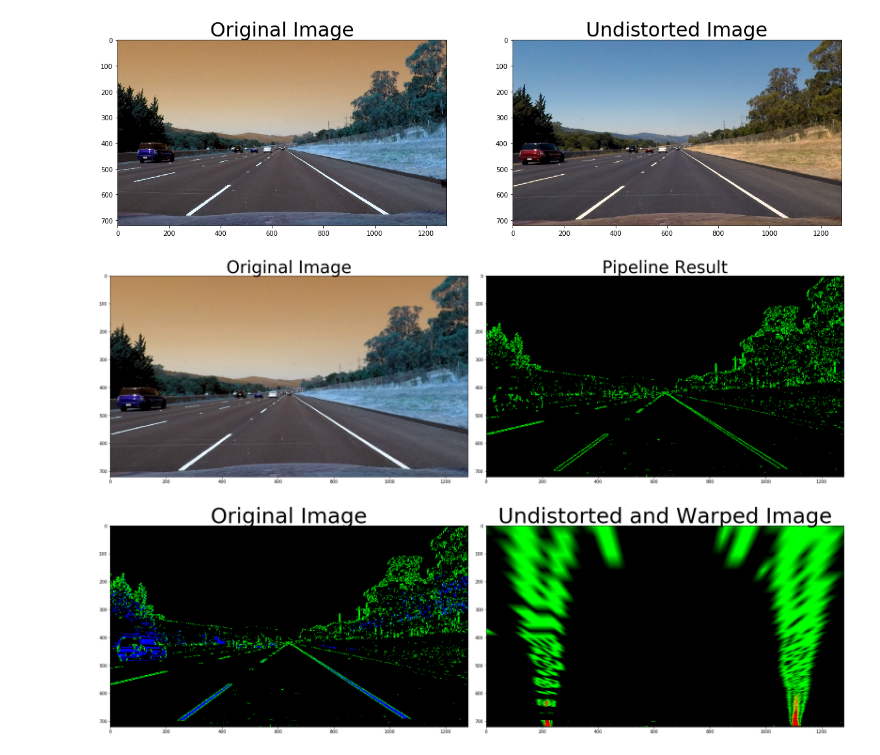
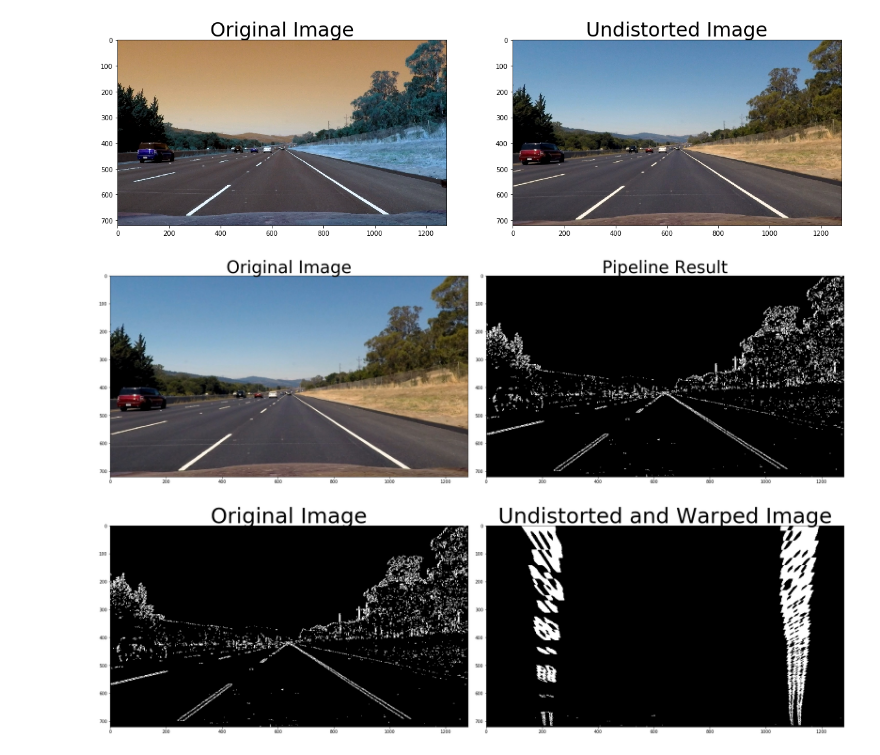
Before and after one commit to ronhuafeng/CarND-Advanced-Lane-Lines, a Jupyter notebook: project.ipynb, the cells around one changed output. Cells and saved outputs as stored; diff of their text form; code cells hidden in the pictures.

Commit message:
pipeline generate a video with correct color

```diff
--- a/project.ipynb
+++ b/project.ipynb
@@ -83,7 +83,7 @@ import matplotlib.pyplot as plt
 import matplotlib.image as mpimg
 
 
-image = mpimg.imread('test_undist.jpg')
+image = cv2.imread('test_undist.jpg')
 
 # Edit this function to create your own pipeline.
 def pipeline(img, s_thresh=(170, 255), sx_thresh=(20, 100)):
@@ -92,37 +92,37 @@ def pipeline(img, s_thresh=(170, 255), sx_thresh=(20, 100)):
     hls = cv2.cvtColor(img, cv2.COLOR_RGB2HLS)
     l_channel = hls[:,:,1]
     s_channel = hls[:,:,2]
     # Sobel x
     sobelx = cv2.Sobel(l_channel, cv2.CV_64F, 1, 0) # Take the derivative in x
     abs_sobelx = np.absolute(sobelx) # Absolute x derivative to accentuate lines away from horizontal
     scaled_sobel = np.uint8(255*abs_sobelx/np.max(abs_sobelx))
 
     # Threshold x gradient
     sxbinary = np.zeros_like(scaled_sobel)
     sxbinary[(scaled_sobel >= sx_thresh[0]) & (scaled_sobel <= sx_thresh[1])] = 1
 
     # Threshold color channel
     s_binary = np.zeros_like(s_channel)
     s_binary[(s_channel >= s_thresh[0]) & (s_channel <= s_thresh[1])] = 1
     # Stack each channel
     # color_binary = np.dstack(( np.zeros_like(sxbinary), sxbinary, s_binary)) * 255
     color_binary = np.dstack(( np.zeros_like(sxbinary), sxbinary, np.zeros_like(sxbinary))) * 255
-    return color_binary
+    return color_binary, sxbinary
 
-result = pipeline(image, s_thresh=(170, 255), sx_thresh=(20, 100))
+color_binary, sxbinary = pipeline(image, s_thresh=(170, 255), sx_thresh=(20, 100))
 
 # Plot the result
 f, (ax1, ax2) = plt.subplots(1, 2, figsize=(24, 9))
 f.tight_layout()
 
 ax1.imshow(image)
 ax1.set_title('Original Image', fontsize=40)
 
-ax2.imshow(result)
+ax2.imshow(sxbinary, cmap='gray')
 ax2.set_title('Pipeline Result', fontsize=40)
 plt.subplots_adjust(left=0., right=1, top=0.9, bottom=0.)
 # %% [output]
-[figure, old version]
+[figure, new version]
 # %%
 import pickle
 import cv2
@@ -132,24 +132,24 @@ import matplotlib.image as mpimg
 
 # Read in the saved camera matrix and distortion coefficients
 # These are the arrays you calculated using cv2.calibrateCamera()
-dist_pickle = pickle.load( open( "wide_dist_pickle.p", "rb" ) )
+dist_pickle = pickle.load( open("wide_dist_pickle.p", "rb" ) )
 mtx = dist_pickle["mtx"]
 dist = dist_pickle["dist"]
 
 # Read in an image
 # img = cv2.imread('test_undist.jpg')
-img = result
+img = sxbinary
 nx = 9 # the number of inside corners in x
 ny = 6 # the number of inside corners in y
 
 # MODIFY THIS FUNCTION TO GENERATE OUTPUT
 # THAT LOOKS LIKE THE IMAGE ABOVE
-def corners_unwarp(img, nx, ny, mtx, dist):
+def corners_unwarp(img):
     # Pass in your image into this function
     # Write code to do the following steps
     # 1) Undistort using mtx and dist
     # img = cv2.undistort(img, mtx, dist, None, mtx)
-    img = cv2.cvtColor(img, cv2.COLOR_BGR2RGB)
+    #img = cv2.cvtColor(img, cv2.COLOR_BGR2RGB)
 
     src = np.float32([
         [609, 441],
@@ -159,42 +159,28 @@ def corners_unwarp(img, nx, ny, mtx, dist):
     ])
 
     dst = np.float32([
-        [238, 441],
-        [1099, 441],
+        [238, 100],
+        [1099, 100],
         [1099, 719],
         [238, 719]
     ])
 
-
-    # 4) If corners found:
-
-            # a) draw corners
-            # b) define 4 source points src = np.float32([[,],[,],[,],[,]])
-                 #Note: you could pick any four of the detected corners
-                 # as long as those four corners define a rectangle
-                 #One especially smart way to do this would be to use four well-chosen
-                 # corners that were automatically detected during the undistortion steps
-                 #We recommend using the automatic detection of corners in your code
-            # c) define 4 destination points dst = np.float32([[,],[,],[,],[,]])
-            # d) use cv2.getPerspectiveTransform() to get M, the transform matrix
-            # e) use cv2.warpPerspective() to warp your image to a top-down view
-    #delete the next two lines
     M = cv2.getPerspectiveTransform(src, dst)
 
     warped = cv2.warpPerspective(img, M, (img.shape[1], img.shape[0]), flags=cv2.INTER_LINEAR)
 
     return warped, M
 
-top_down, perspective_M = corners_unwarp(img, nx, ny, mtx, dist)
+top_down, perspective_M = corners_unwarp(img)
 f, (ax1, ax2) = plt.subplots(1, 2, figsize=(24, 9))
 f.tight_layout()
-ax1.imshow(img)
+ax1.imshow(img, cmap='gray')
 ax1.set_title('Original Image', fontsize=50)
-ax2.imshow(top_down)
+ax2.imshow(top_down, cmap='gray')
 ax2.set_title('Undistorted and Warped Image', fontsize=50)
 plt.subplots_adjust(left=0., right=1, top=0.9, bottom=0.)
 # %% [output]
-[figure, old version]
+[figure, new version]
 # %%
 import numpy as np
 import matplotlib.pyplot as plt
```
Also changed, not shown: parts of 8 cells of this notebook.
